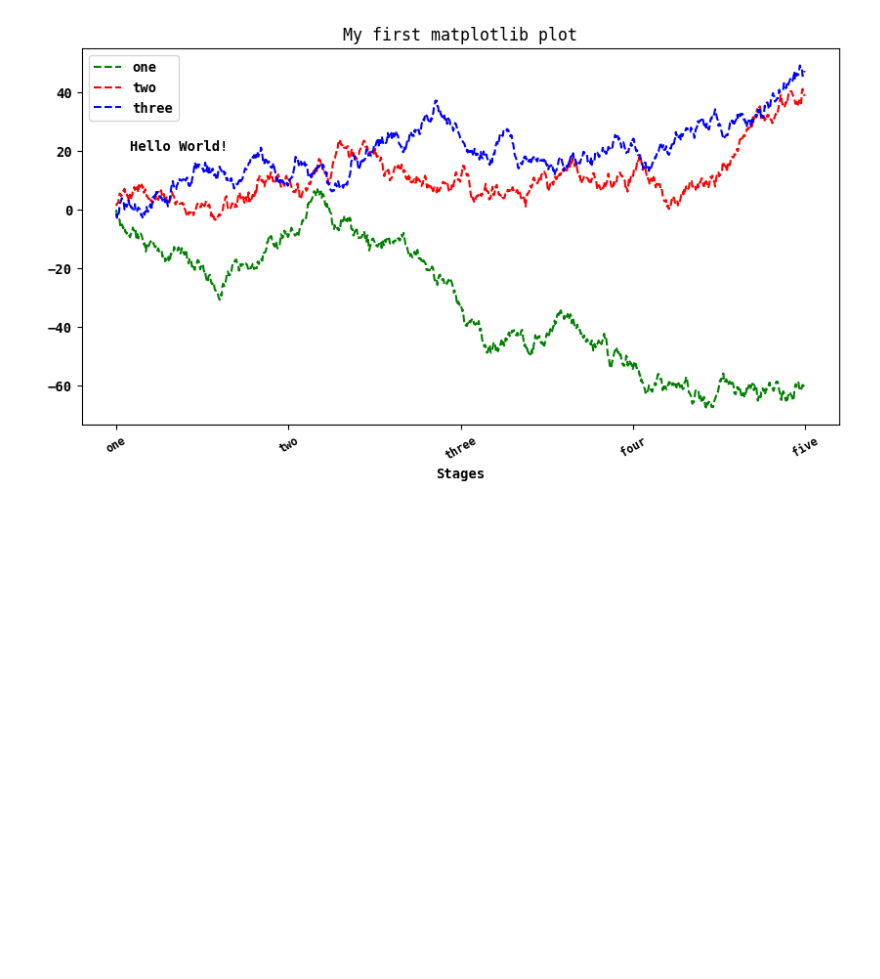
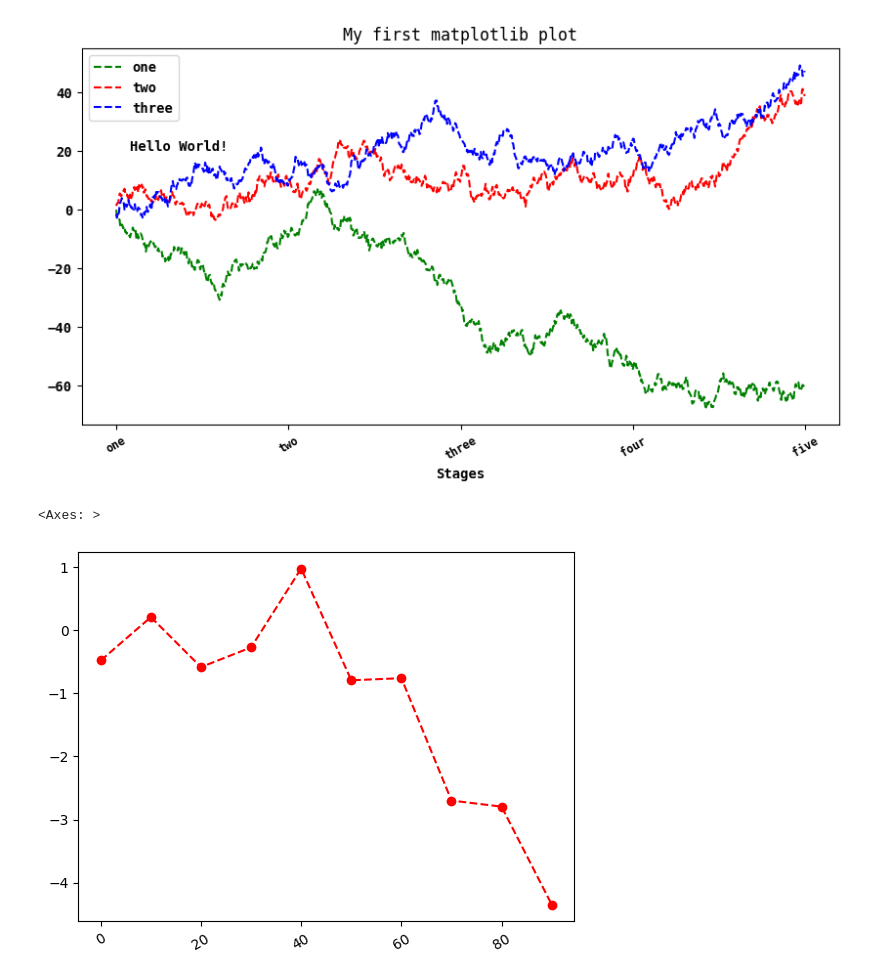
Before and after one commit to eastyell/study_python, a Jupyter notebook: study.ipynb, the cells around one changed output. Cells and saved outputs as stored; diff of their text form; code cells hidden in the pictures; blank space fills up the shorter version.

Commit message:
增加 pandas和eaborn绘图

```diff
--- a/study.ipynb
+++ b/study.ipynb
@@ -985,3 +985,14 @@ plt.rc('font', **font_options)
 plt.rc('figure', figsize=(10, 5))
 # %% [output]
 [figure]
+# %%
+# 使用pandas和seaborn绘图
+import pandas as pd
+import numpy as np
+
+s = pd.Series(np.random.randn(10).cumsum(), index=np.arange(0, 100, 10))  # cumsum计算一个数组各行的累加值
+# s.plot(kind='line', rot=30, style='ro--')
+s.plot.line(rot=30, style='ro--')
+# %% [output]
+<Axes: >
+[figure, added]
```
Also changed, not shown: parts of 4 cells of this notebook.
